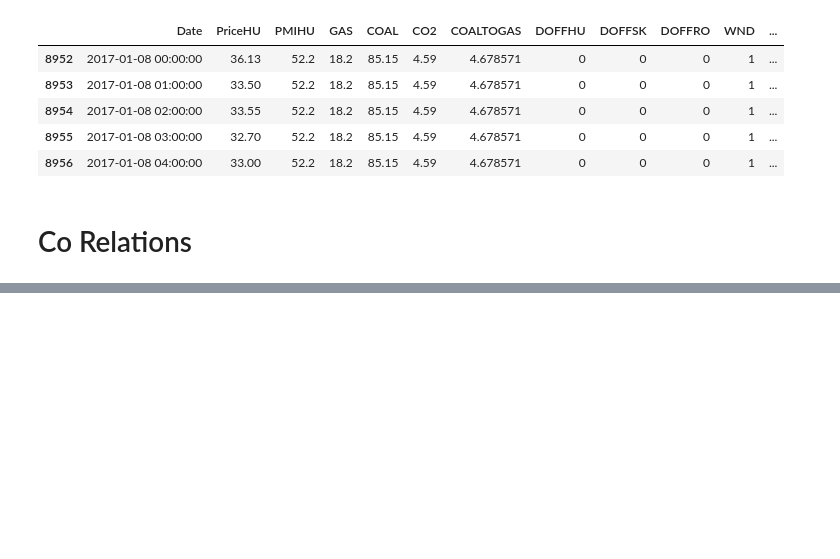
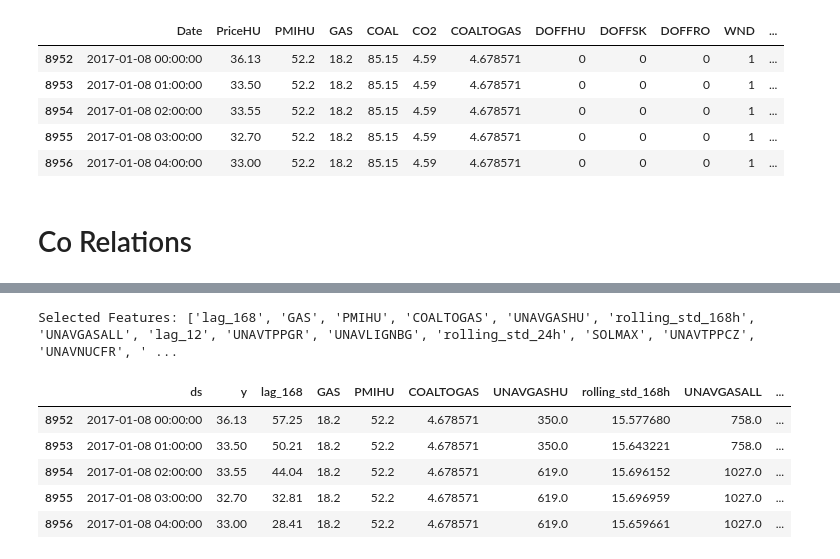
Before and after one commit to venture-data/lstm-example, a Jupyter notebook: NBEATSModel/data_prep_nbeats.ipynb, the cells around one changed output, grey strips where cells are left out. Cells and saved outputs as stored; diff of their text form; code cells hidden in the pictures; blank space fills up the shorter version.

```diff
--- a/NBEATSModel/data_prep_nbeats.ipynb
+++ b/NBEATSModel/data_prep_nbeats.ipynb
@@ -121,9 +142,22 @@ top_features_mi = mi_scores[mi_scores > 0.01].index.tolist()  # Adjust threshold
 X_filtered_mi = X[top_features_mi]
 # %%
-# Step 3: Recursive Feature Elimination (RFE)
-rfe_selector = RFE(estimator=RandomForestRegressor(), n_features_to_select=20)  # Adjust the number of features
+rfe_selector = RFE(estimator=RandomForestRegressor(n_jobs=-1), n_features_to_select=20)
 rfe_selector.fit(X_filtered_mi, y)
 rfe_features = X_filtered_mi.columns[rfe_selector.support_].tolist()
+# %%
+# Save the RFE selector and selected features
+with open('rfe_selector.pkl', 'wb') as f:
+    pickle.dump(rfe_selector, f)
+with open('rfe_features.pkl', 'wb') as f:
+    pickle.dump(rfe_features, f)
+# %%
+# Load the RFE selector and selected features
+with open('rfe_selector.pkl', 'rb') as f:
+    rfe_selector = pickle.load(f)
+with open('rfe_features.pkl', 'rb') as f:
+    rfe_features = pickle.load(f)
+
+print("Loaded RFE Features:", rfe_features)
 # %%
 # Step 4: PCA for Dimensionality Reduction
 pca = PCA(n_components=0.95)  # Keep components that explain 95% variance
@@ -133,4 +167,25 @@ X_pca = pca.fit_transform(X_filtered_mi)
 selected_features = rfe_features
 # %%
 # Print selected features
-print("Selected Features for NBEATSModel:", selected_features)
+print("Selected Features:", selected_features)
+# %% [output]
+Selected Features: ['lag_168', 'GAS', 'PMIHU', 'COALTOGAS', 'UNAVGASHU', 'rolling_std_168h', 'UNAVGASALL', 'lag_12', 'UNAVTPPGR', 'UNAVLIGNBG', 'rolling_std_24h', 'SOLMAX', 'UNAVTPPCZ', 'UNAVNUCFR', ' ...
+# %%
+# Columns to keep including the Date and target column
+columns_to_keep = ['Date', 'PriceHU'] + selected_features
+
+# Filter the original DataFrame to keep only the required columns
+filtered_data = data[columns_to_keep].copy()
+# %%
+# Rename the 'Date' column to 'ds' and the target column 'PriceHU' to 'y'
+filtered_data.rename(columns={'Date': 'ds', 'PriceHU': 'y'}, inplace=True)
+
+# Display the new DataFrame
+filtered_data.head()
+# %% [output]
+|  | ds | y | lag_168 | GAS | PMIHU | COALTOGAS | UNAVGASHU | rolling_std_168h | UNAVGASALL | ... |
+| 8952 | 2017-01-08 00:00:00 | 36.13 | 57.25 | 18.2 | 52.2 | 4.678571 | 350.0 | 15.577680 | 758.0 | ... |
+| 8953 | 2017-01-08 01:00:00 | 33.50 | 50.21 | 18.2 | 52.2 | 4.678571 | 350.0 | 15.643221 | 758.0 | ... |
+| 8954 | 2017-01-08 02:00:00 | 33.55 | 44.04 | 18.2 | 52.2 | 4.678571 | 619.0 | 15.696152 | 1027.0 | ... |
+| 8955 | 2017-01-08 03:00:00 | 32.70 | 32.81 | 18.2 | 52.2 | 4.678571 | 619.0 | 15.696959 | 1027.0 | ... |
+| 8956 | 2017-01-08 04:00:00 | 33.00 | 28.41 | 18.2 | 52.2 | 4.678571 | 619.0 | 15.659661 | 1027.0 | ... |
```
Also changed, not shown: parts of 4 cells of this notebook, 15 other files.
